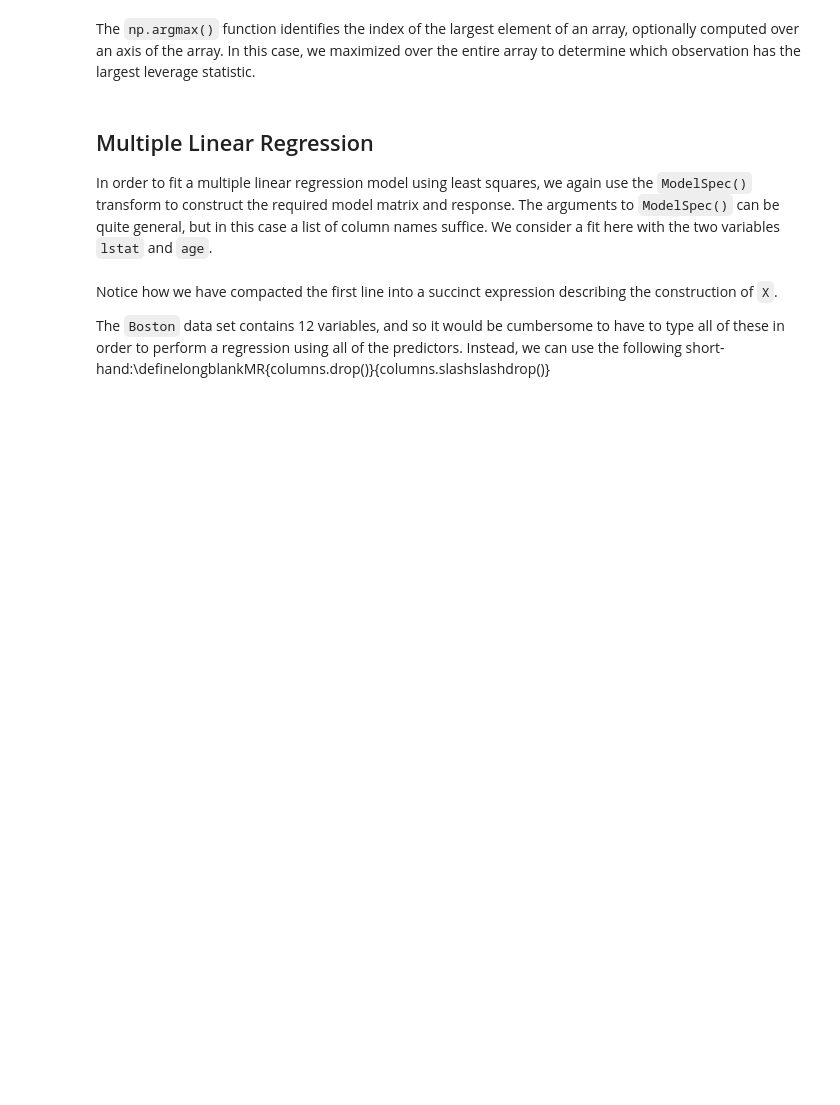
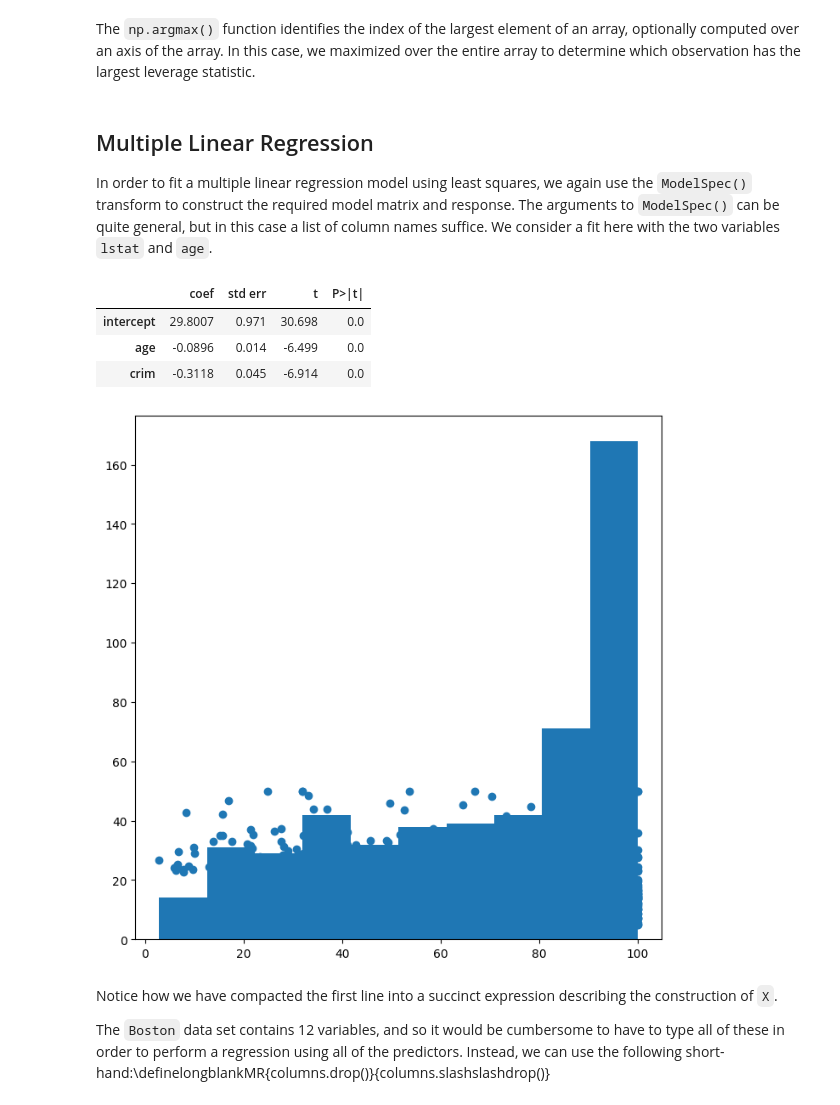
Before and after one commit to aminehd/ISLP_labs_amineh, a Jupyter notebook: Ch03-linreg-lab.ipynb, the cells around one changed output. Cells and saved outputs as stored; diff of their text form; code cells hidden in the pictures; blank space fills up the shorter version.

Commit message:
multi var regression

```diff
--- a/Ch03-linreg-lab.ipynb
+++ b/Ch03-linreg-lab.ipynb
@@ -465,6 +464,31 @@ X = MS(['lstat', 'age']).fit_transform(Boston)
 model1 = sm.OLS(y, X)
 results1 = model1.fit()
 summarize(results1)
+# %%
+## HERE!!! multiple regression
+## df.columns is an Index
+## what is an index
+# Do some regressions
+Boston.columns[0]
+
+Boston.columns
+Boston['age']
+ax = subplots(figsize=(8,8))[1]
+ax.scatter(Boston['age'], Boston['medv'])
+ax.hist(Boston['age'])
+Boston.columns
+
+X = MS(['age', 'crim']).fit_transform(Boston)
+y = Boston['medv']
+model2 = sm.OLS(y, X)
+results2 = model2.fit()
+summarize(results2)
+# %% [output]
+|  | coef | std err | t | P>|t| |
+| intercept | 29.8007 | 0.971 | 30.698 | 0.0 |
+| age | -0.0896 | 0.014 | -6.499 | 0.0 |
+| crim | -0.3118 | 0.045 | -6.914 | 0.0 |
+[figure, added]
 # %% [markdown]
 Notice how we have compacted the first line into a succinct expression describing the construction of `X`.
 
```
Also changed, not shown: parts of 1 cell of this notebook.
